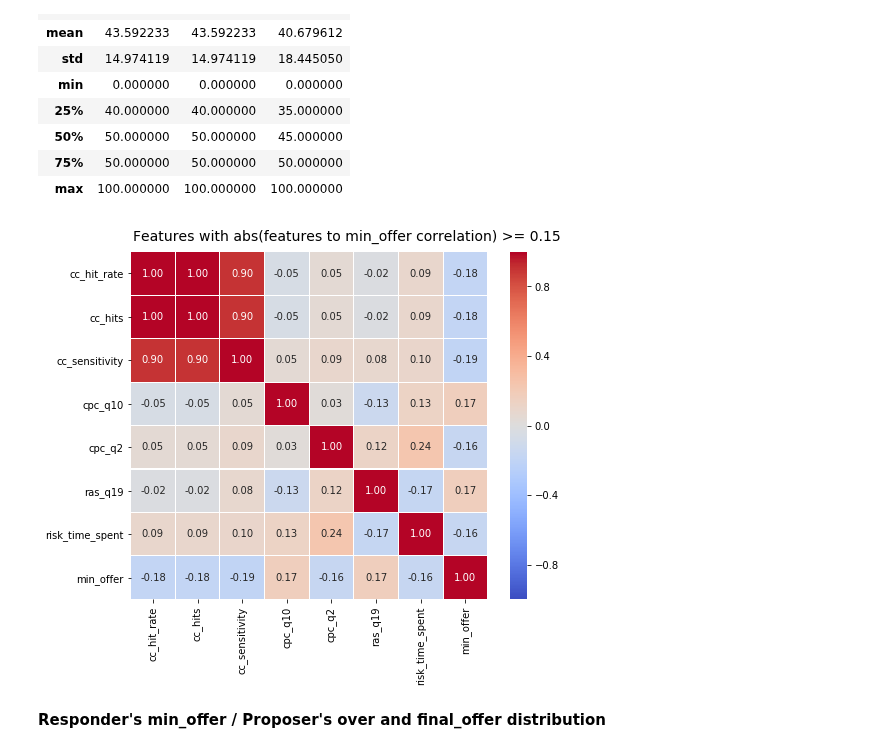
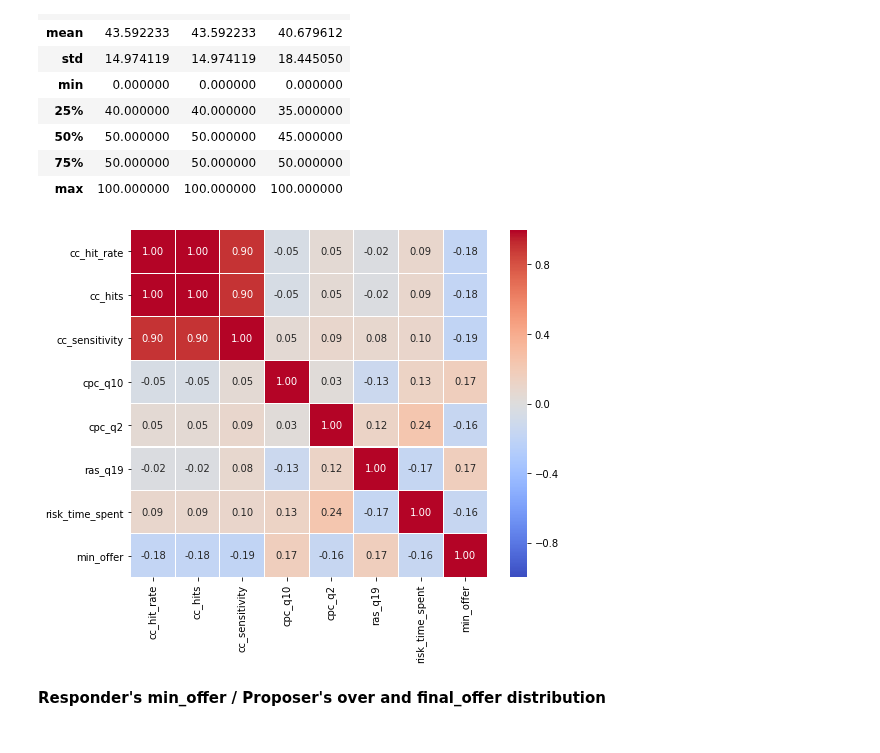
Before and after one commit to afranck64/ultimatum, a Jupyter notebook: notebooks/Data - t00.ipynb, the cells around one changed output. Saved outputs shown, nothing was run; the diff lists cells and outputs as text; code cells hidden in the pictures.

```diff
--- a/notebooks/Data - t00.ipynb
+++ b/notebooks/Data - t00.ipynb
@@ -60,10 +62,13 @@ corr = df_corr.corr()
 # %%
 f, ax = plt.subplots(figsize=(8, 6))
 hm = sns.heatmap(round(corr,2), annot=True, ax=ax, cmap="coolwarm",fmt='.2f', linewidths=.05, vmax=1, vmin=-1)
 f.subplots_adjust(top=0.93)
-t= f.suptitle(f'Features with abs(features to min_offer correlation) >= {CORRELATION_THRESHOLD}', fontsize=14)
+# t= f.suptitle(f'Features with abs(features to min_offer correlation) >= {CORRELATION_THRESHOLD}', fontsize=14)
+
+# f.savefig(os.path.join(export_folder, "features_correlation.pdf"))
+# print(corr["min_offer"].T.to_latex())
 # %% [output]
-[figure, old version]
+[figure, new version]
 # %% [markdown]
 **Responder's min_offer / Proposer's over and final_offer distribution**
 # %% [markdown]
```
Also changed, not shown: parts of 2 cells of this notebook, 52 other files.
